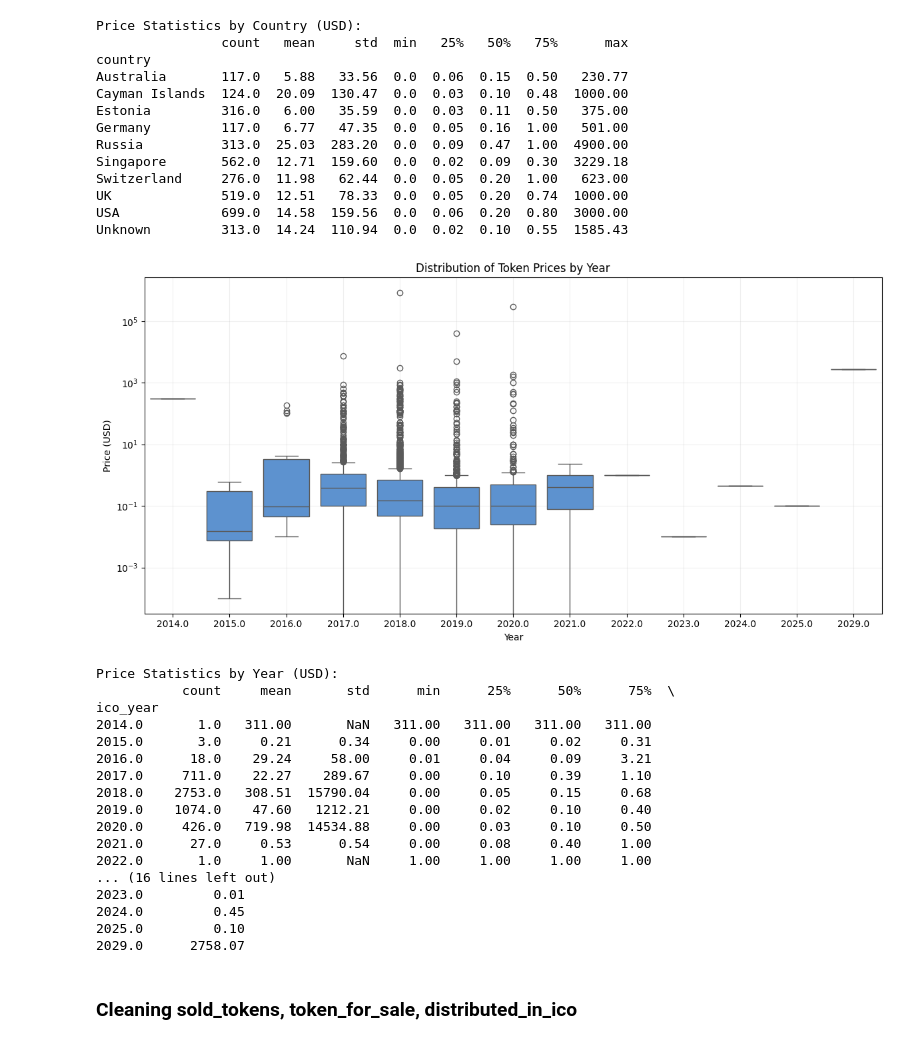
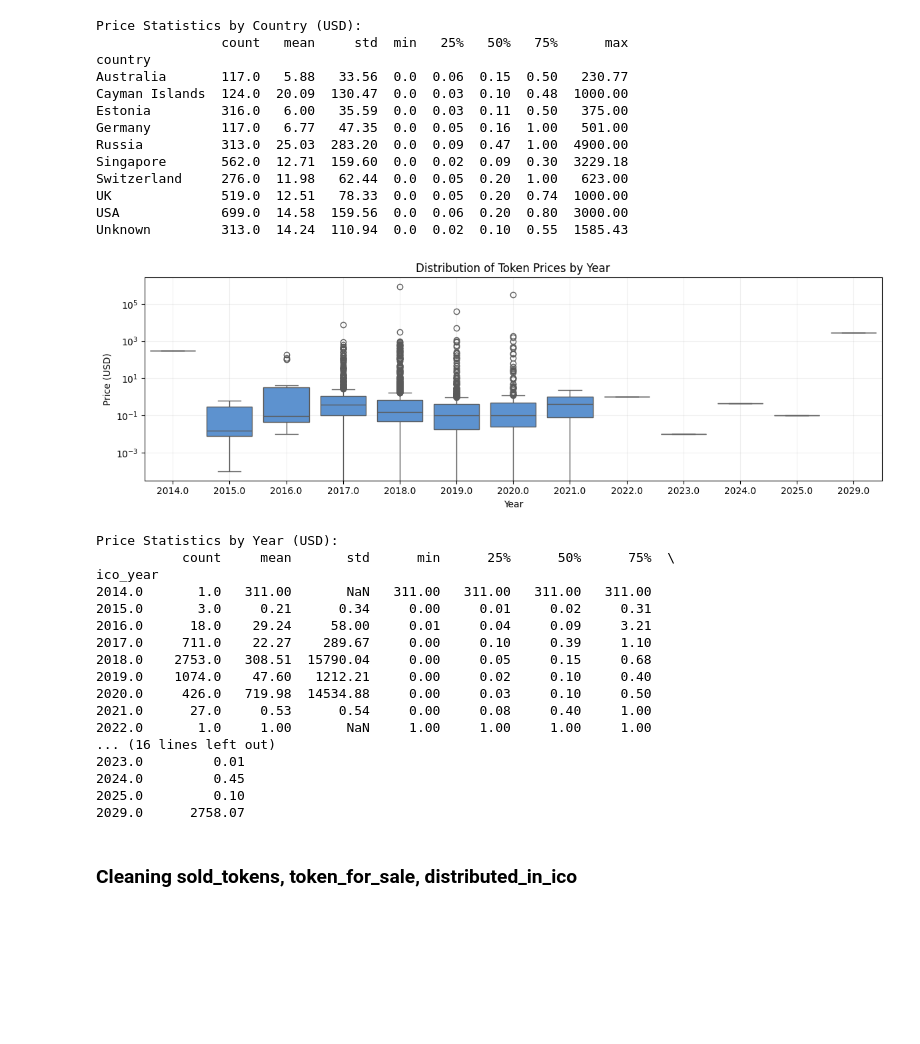
Before and after one commit to kenjihilasak/ICO_success_prediction, a Jupyter notebook: cleaning_featuring.ipynb, the cells around one changed output. Saved outputs shown, nothing was run; the diff lists cells and outputs as text; code cells hidden in the pictures; blank space fills up the shorter version.

Commit message:
excels, cleaning_featuring.ipynb

```diff
--- a/cleaning_featuring.ipynb
+++ b/cleaning_featuring.ipynb
@@ -579,8 +568,8 @@ data_cleaned.to_excel('ico_data_cleaned_rev4.xlsx',
 # %% [markdown]
 ### Read data cleaned
 # %%
-# read the excel file ico_data_cleaned_rev5.xlsx
-data_cleaned = pd.read_excel('ico_data_cleaned_rev5.xlsx', engine='openpyxl')
+# read the excel file ico_data_pre_cleaned_rev.xlsx
+data_cleaned = pd.read_excel('ico_data_pre_cleaned_rev.xlsx', engine='openpyxl')
 # %% [markdown]
 ### Cleaning min_investment_usd_converted, price_usd_converted
 # %%
@@ -641,7 +630,7 @@ USA             699.0  14.58  159.56  0.0  0.06  0.20  0.80  3000.00
 Unknown         313.0  14.24  110.94  0.0  0.02  0.10  0.55  1585.43
 # %%
 # Extract year from ico_end and create boxplots by year
-plt.figure(figsize=(12, 6))
+plt.figure(figsize=(12, 4))
 
 # Create year column
 data_cleaned['ico_year'] = pd.to_datetime(data_cleaned['ico_end']).dt.year
@@ -649,34 +638,34 @@ data_cleaned['ico_year'] = pd.to_datetime(data_cleaned['ico_end']).dt.year
 # Create boxplot
 sns.boxplot(data=data_cleaned,
             x='ico_year',
             y='price_usd_converted',
             color='#4A90E2')
 
 # Customize the plot
 plt.title('Distribution of Token Prices by Year')
 plt.xlabel('Year')
 plt.ylabel('Price (USD)')
 plt.xticks(rotation=0)
 
 # Use log scale for better visualization
 plt.yscale('log')
 
 # Add grid for better readability
 plt.grid(True, alpha=0.2)
 
 # Adjust layout
 plt.tight_layout()
 
 # Show plot
 plt.show()
 
 # Print summary statistics by year
 print("\nPrice Statistics by Year (USD):")
 print(data_cleaned.groupby('ico_year')['price_usd_converted']
       .describe()
       .round(2))
 # %% [output]
-[figure, old version]
+[figure, new version]
 Price Statistics by Year (USD):
            count     mean       std      min      25%      50%      75%  \
 ico_year
```
Also changed, not shown: parts of 27 cells of this notebook, 8 other files.
